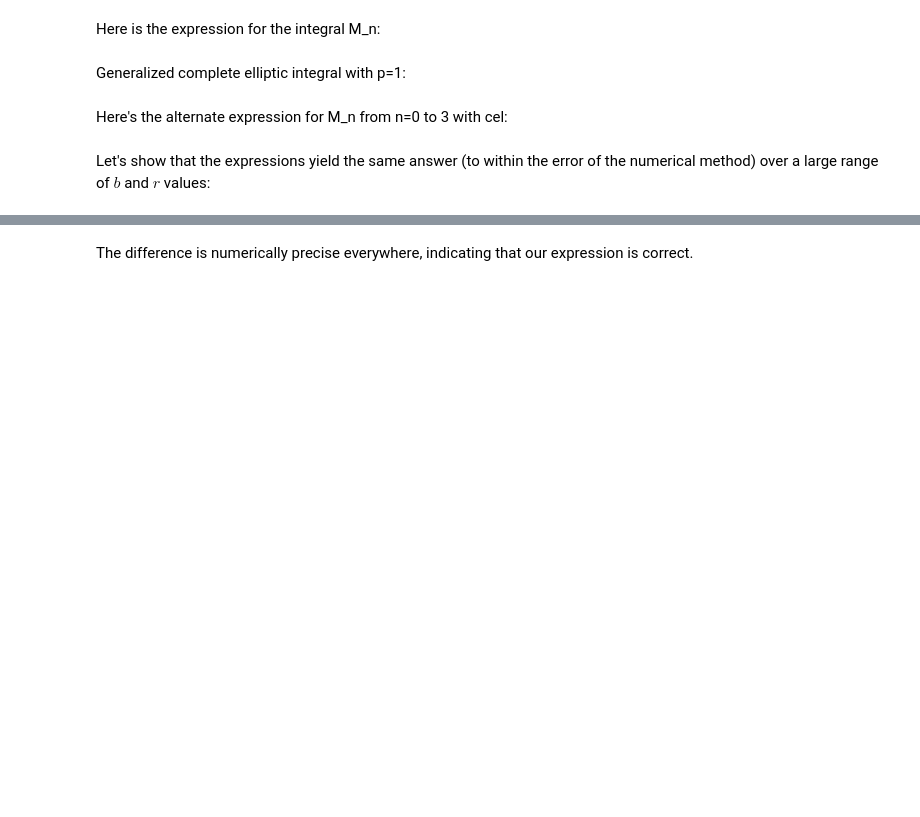
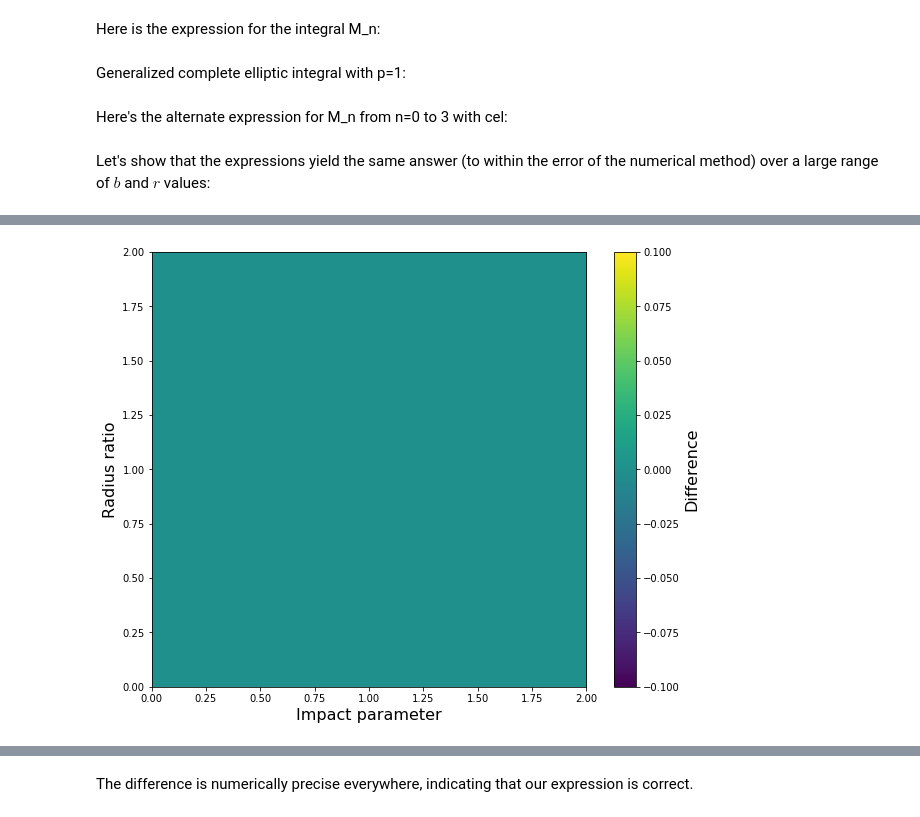
Before and after one commit to rodluger/Limbdark.jl, a Jupyter notebook: proofs/Mn_cel.ipynb, the cells around one changed output, grey strips where cells are left out. Cells and saved outputs as stored; diff of their text form; code cells hidden in the pictures; blank space fills up the shorter version.

```diff
--- a/proofs/Mn_cel.ipynb
+++ b/proofs/Mn_cel.ipynb
@@ -53,7 +53,7 @@ def M_0_to_3(r,b,n):
         if n == 0:
             return 2*kappa_half
         elif n == 1:
-            return 2*np.sqrt(4*b*r)*cel(np.sqrt(1-k2),1,0)
+            return 2*np.sqrt(4*b*r)*cel(np.sqrt(1-k2),k2,0)
         elif n == 2:
             return 4*b*r*((k2-0.5)*2*kappa_half+np.sqrt(k2*(1-k2)))
         elif n == 3:
@@ -86,8 +86,9 @@ barr = np.linspace(1e-4, 2, n)
 rarr = np.linspace(1e-4, 2, n)
 diff = np.zeros((n, n))
 Nu_grid = np.linspace(0,3,4)
-# Nu is the order of the integral:
-for k, Nu in enumerate(Nu_grid):
+
+# Nu is the order of the integral
+def plot(Nu):
     for i, b in enumerate(barr):
         for j, r in enumerate(rarr):
             diff[j, i] = abs(M_n(r, b, Nu) - M_0_to_3(r, b, Nu))
@@ -108,0 +101,4 @@ for k, Nu in enumerate(Nu_grid):
+# %%
+plot(0)
+# %% [output]
+[figure, added]
```
Also changed, not shown: parts of 7 cells of this notebook, 10 other files.
